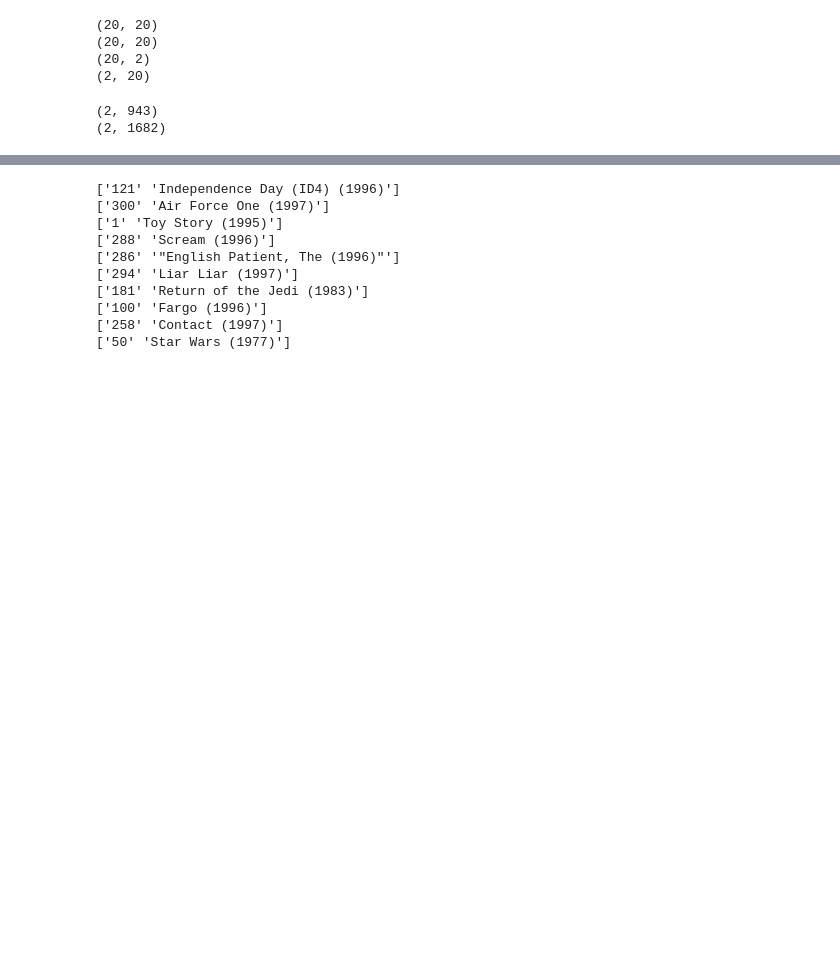
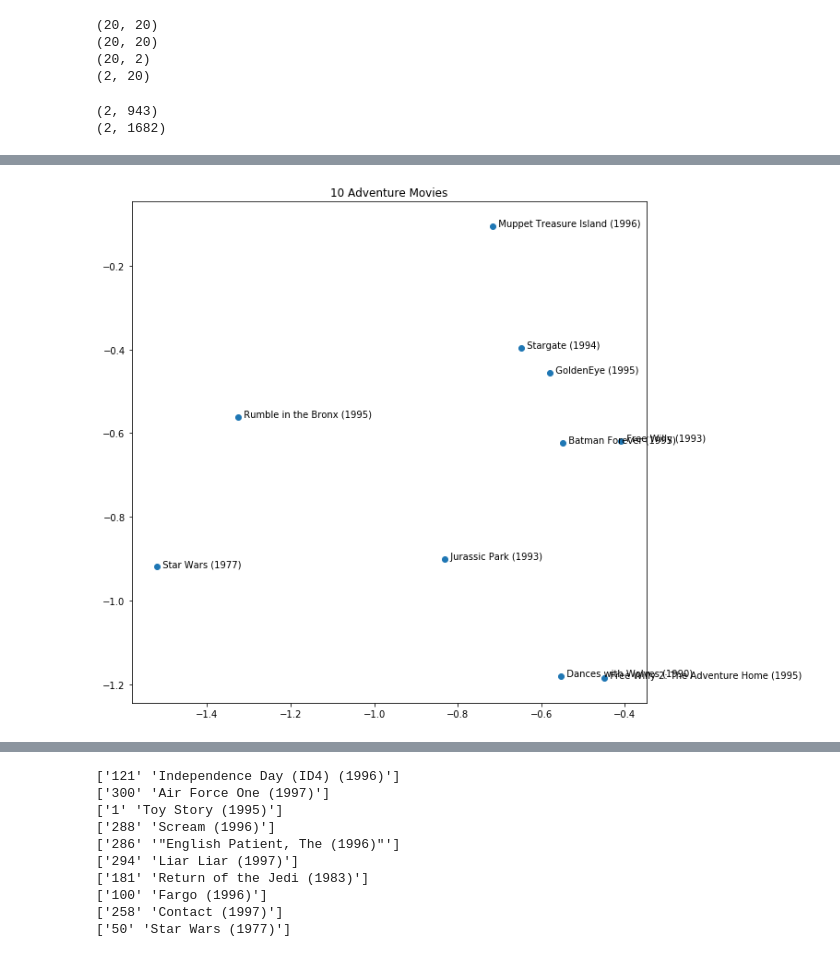
Before and after one commit to jwcomo66/miniproject2, a Jupyter notebook: MP2-bias.ipynb, the cells around one changed output, grey strips where cells are left out. Saved outputs shown, nothing was run; the diff lists cells and outputs as text; code cells hidden in the pictures; blank space fills up the shorter version.

```diff
--- a/MP2-bias.ipynb
+++ b/MP2-bias.ipynb
@@ -410,2 +481,34 @@ plt.show()
+# %%
+# Animation Movies
+# -1.4 0
+# -1.25 -.25
+
+genre_1 = genres[:, 3]
+genre_1_movieid = []
+rating1 = []
+for i in range(len(genre_1)):
+    if genre_1[i] == '1':
+        genre_1_movieid.append(genres[i][0])
+m1 = np.zeros([2, 10])
+for i in range(2):
+    for j in range(10):
+        index = genre_1_movieid[j]
+        m1[i][j] = V_s[i][int(index) - 1]
+
+
+movie_ids = genre_1_movieid[:10]
+
+fig, ax1 = plt.subplots()
+plt.scatter(m1[0], m1[1])
+plt.title("10 Adventure Movies")
+
+#annotate with movie names
+for i, movie_id in enumerate(movie_ids):
+    title = str(titles[int(movie_id) - 1][1])
+    ax1.annotate("  " + title, (m1[0][i], m1[1][i]))
+
+plt.show()
+# %% [output]
+[figure, added]
 # %%
 # Animation Movies
```
Also changed, not shown: parts of 9 cells of this notebook.
